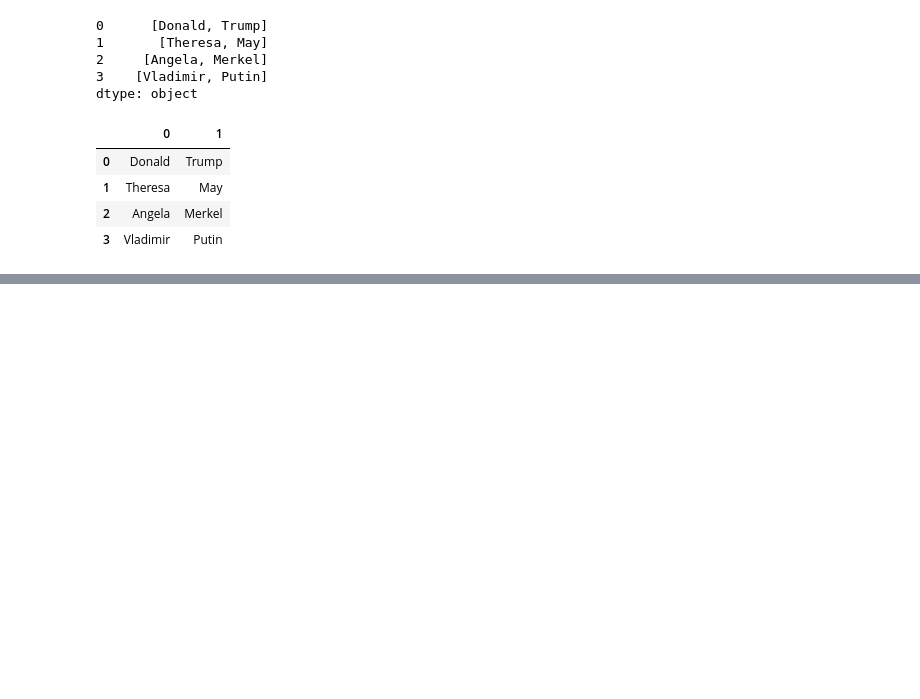
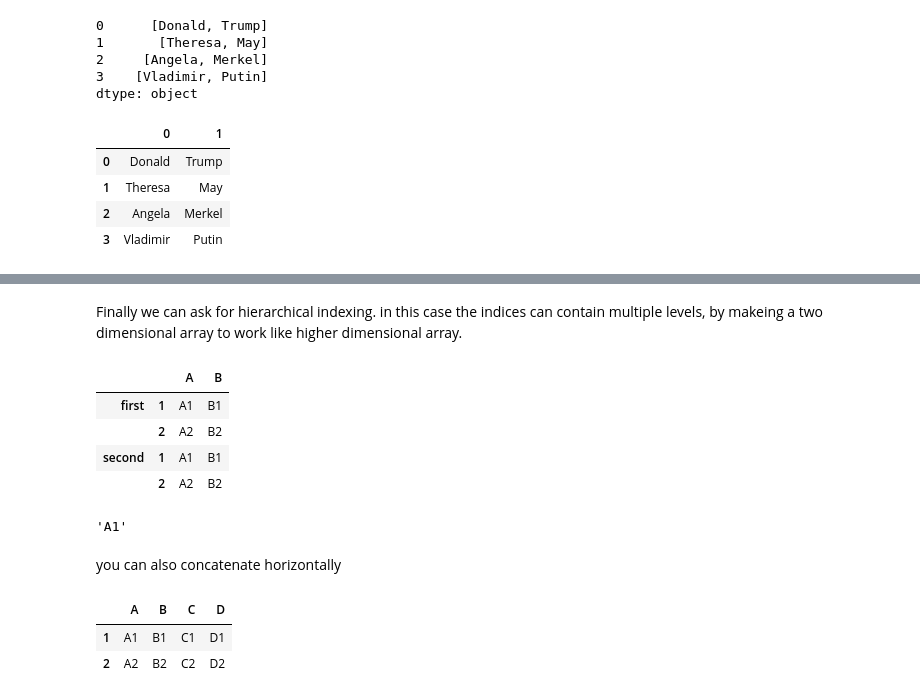
Before and after one commit to henryblu/Data-analysis-with-python, a Jupyter notebook: pandas.ipynb, the cells around one changed output, grey strips where cells are left out. Saved outputs shown, nothing was run; the diff lists cells and outputs as text; code cells hidden in the pictures; blank space fills up the shorter version.

```diff
--- a/pandas.ipynb
+++ b/pandas.ipynb
@@ -291,0 +378,23 @@ full_names.str.split(expand=True)
+# %% [markdown]
+Finally we can ask for hierarchical indexing. in this case the indices can contain multiple levels, by makeing a two dimensional array to work like higher dimensional array.
+# %%
+r2 = pd.concat([df1,df1], keys=['first', 'second'])
+r2
+# %% [output]
+|  |  | A | B |
+| first | 1 | A1 | B1 |
+|  | 2 | A2 | B2 |
+| second | 1 | A1 | B1 |
+|  | 2 | A2 | B2 |
+# %%
+r2["A"]["first"][1]
+# %% [output]
+'A1'
+# %% [markdown]
+ you can also concatenate horizontally
+# %%
+pd.concat([df1,df3], axis=1)
+# %% [output]
+|  | A | B | C | D |
+| 1 | A1 | B1 | C1 | D1 |
+| 2 | A2 | B2 | C2 | D2 |
```
Also changed, not shown: parts of 28 cells of this notebook.
